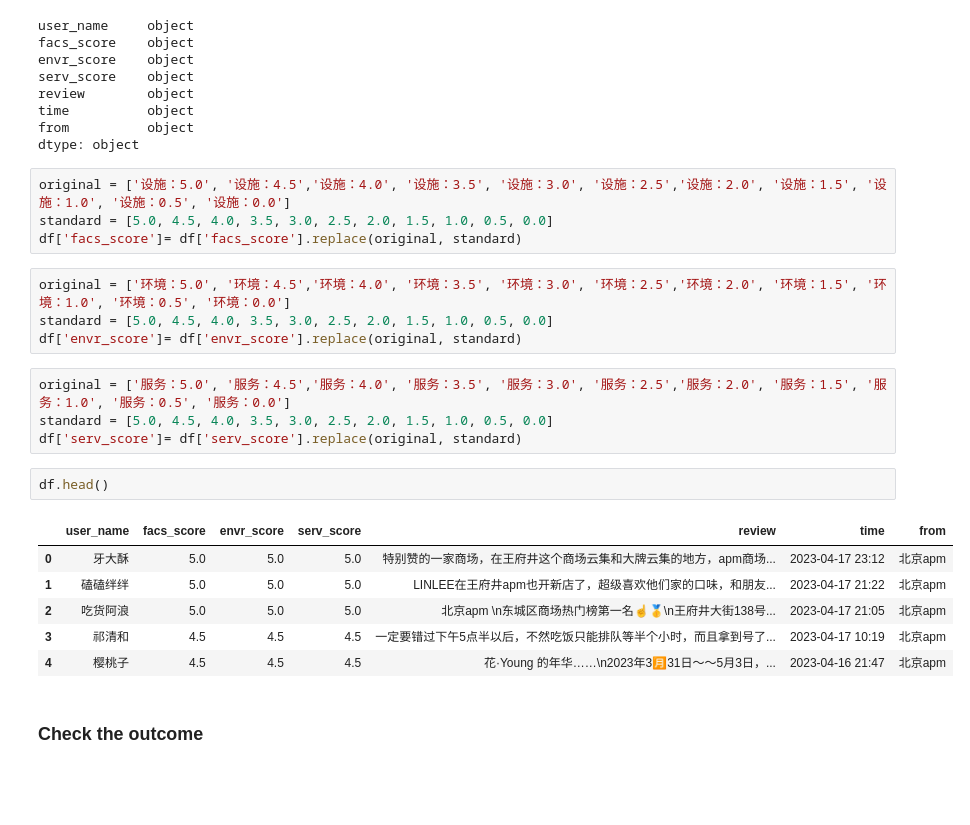
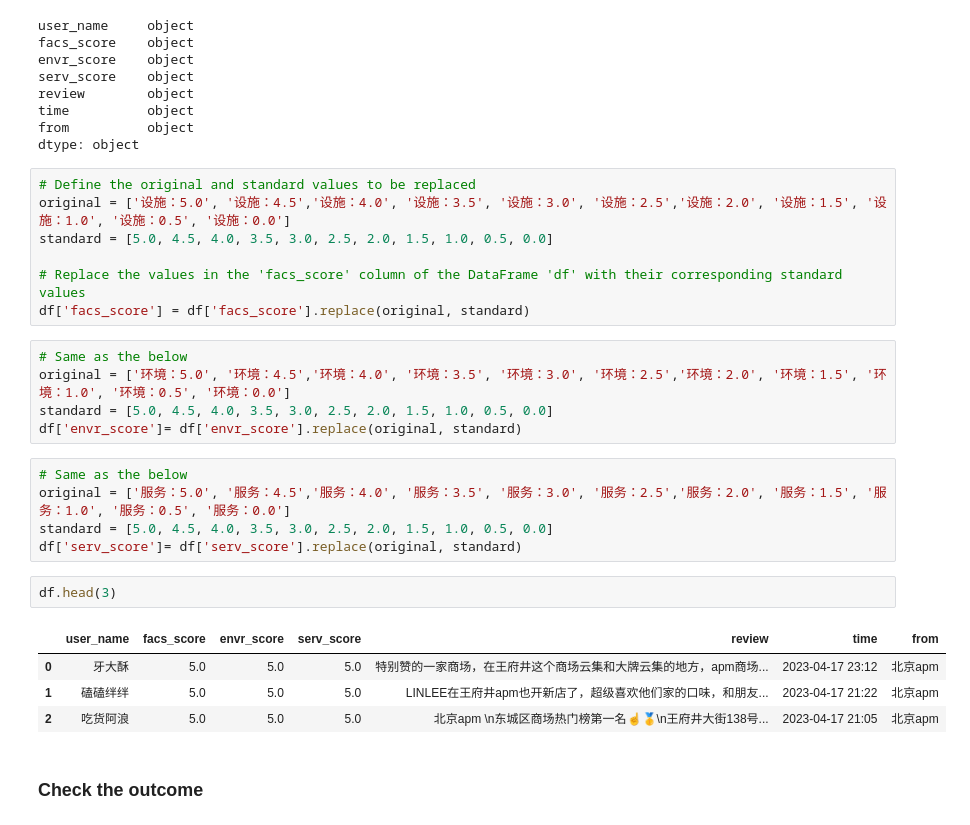
Before and after one commit to ColeMei/Graduation-Design, a Jupyter notebook: source/Data-Cleaning-02.ipynb, the cells around one changed output. Saved outputs shown, nothing was run; the diff lists cells and outputs as text; blank space fills up the shorter version.

```diff
--- a/source/Data-Cleaning-02.ipynb
+++ b/source/Data-Cleaning-02.ipynb
@@ -37,26 +35,29 @@ time          object
 from          object
 dtype: object
 # %%
+# Define the original and standard values to be replaced
 original = ['设施：5.0', '设施：4.5','设施：4.0', '设施：3.5', '设施：3.0', '设施：2.5','设施：2.0', '设施：1.5', '设施：1.0', '设施：0.5', '设施：0.0']
 standard = [5.0, 4.5, 4.0, 3.5, 3.0, 2.5, 2.0, 1.5, 1.0, 0.5, 0.0]
-df['facs_score']= df['facs_score'].replace(original, standard)
+
+# Replace the values in the 'facs_score' column of the DataFrame 'df' with their corresponding standard values
+df['facs_score'] = df['facs_score'].replace(original, standard)
 # %%
+# Same as the below
 original = ['环境：5.0', '环境：4.5','环境：4.0', '环境：3.5', '环境：3.0', '环境：2.5','环境：2.0', '环境：1.5', '环境：1.0', '环境：0.5', '环境：0.0']
 standard = [5.0, 4.5, 4.0, 3.5, 3.0, 2.5, 2.0, 1.5, 1.0, 0.5, 0.0]
 df['envr_score']= df['envr_score'].replace(original, standard)
 # %%
+# Same as the below
 original = ['服务：5.0', '服务：4.5','服务：4.0', '服务：3.5', '服务：3.0', '服务：2.5','服务：2.0', '服务：1.5', '服务：1.0', '服务：0.5', '服务：0.0']
 standard = [5.0, 4.5, 4.0, 3.5, 3.0, 2.5, 2.0, 1.5, 1.0, 0.5, 0.0]
 df['serv_score']= df['serv_score'].replace(original, standard)
 # %%
-df.head()
+df.head(3)
 # %% [output]
 |  | user_name | facs_score | envr_score | serv_score | review | time | from |
 | 0 | 牙大酥 | 5.0 | 5.0 | 5.0 | 特别赞的一家商场，在王府井这个商场云集和大牌云集的地方，apm商场... | 2023-04-17 23:12 | 北京apm |
 | 1 | 磕磕绊绊 | 5.0 | 5.0 | 5.0 | LINLEE在王府井apm也开新店了，超级喜欢他们家的口味，和朋友... | 2023-04-17 21:22 | 北京apm |
 | 2 | 吃货阿浪 | 5.0 | 5.0 | 5.0 | 北京apm \n东城区商场热门榜第一名☝️🥇\n王府井大街138号... | 2023-04-17 21:05 | 北京apm |
-| 3 | 祁清和 | 4.5 | 4.5 | 4.5 | 一定要错过下午5点半以后，不然吃饭只能排队等半个小时，而且拿到号了... | 2023-04-17 10:19 | 北京apm |
-| 4 | 樱桃子 | 4.5 | 4.5 | 4.5 | 花·Young 的年华……\n2023年3🈷️31日～～5月3日，... | 2023-04-16 21:47 | 北京apm |
 # %% [markdown]
 ### Check the outcome
 # %%
```
Also changed, not shown: parts of 22 cells of this notebook, 23 other files.
